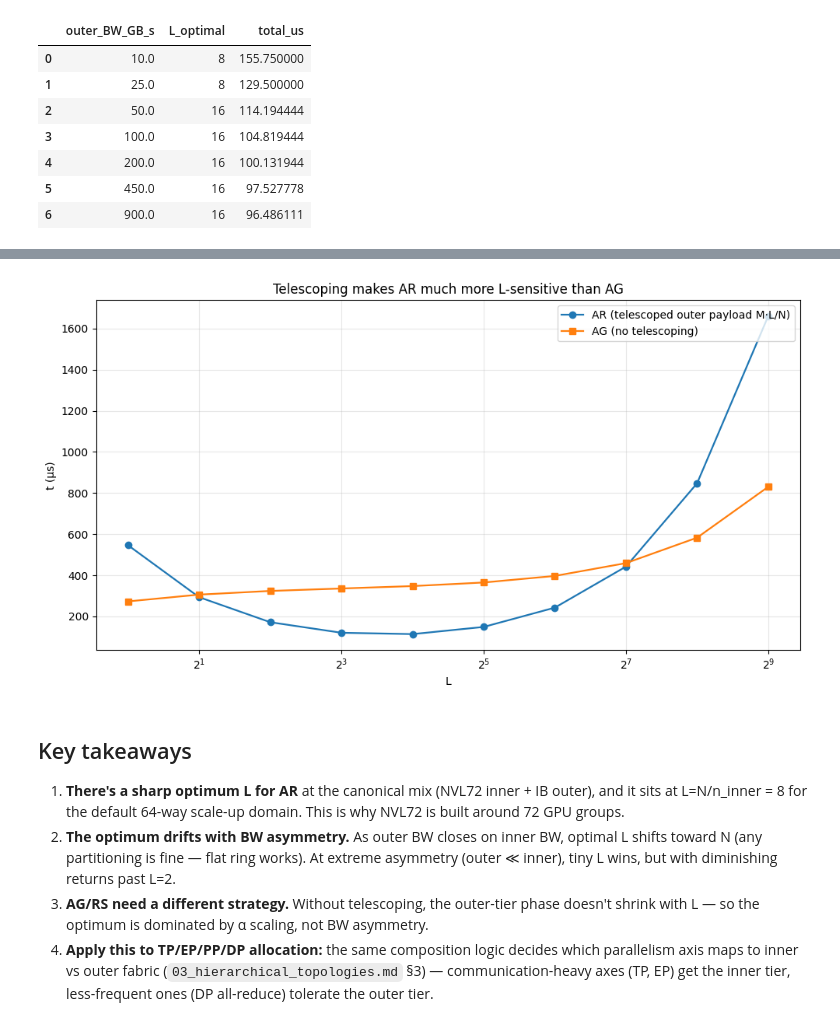
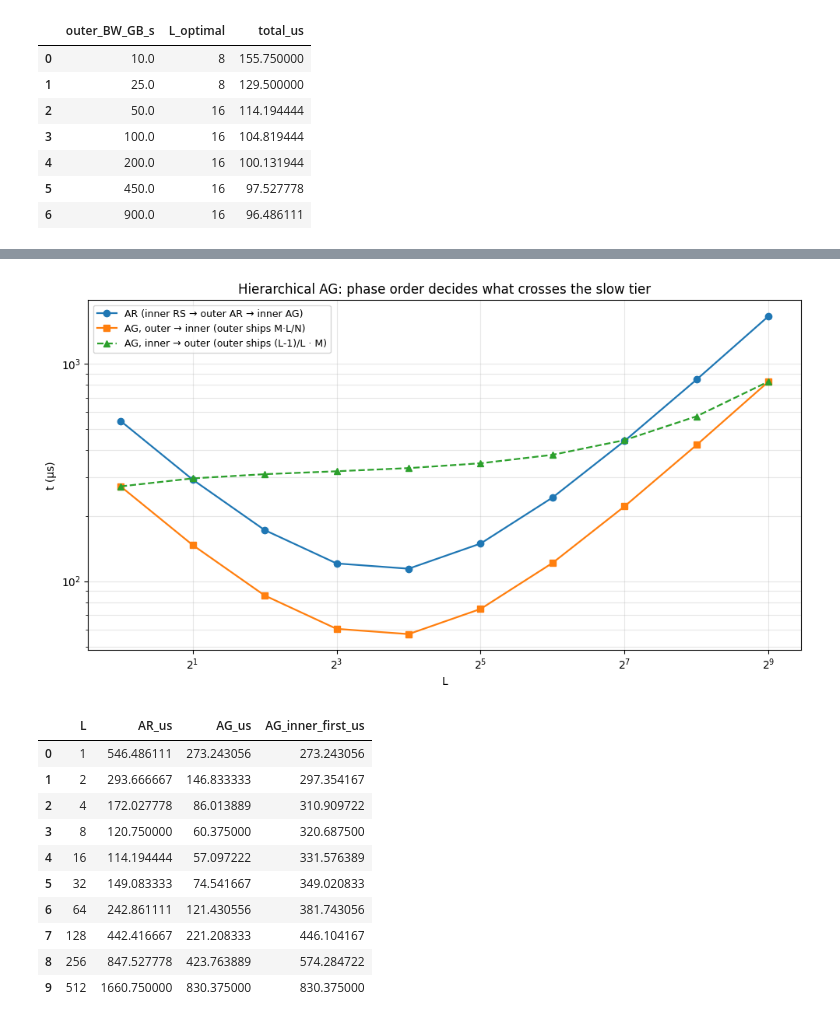
Before and after one commit to spiceMonkey/collective-comm, a Jupyter notebook: code/notebooks/04_hierarchical_partitioning.ipynb, the cells around one changed output, grey strips where cells are left out. Saved outputs shown, nothing was run; the diff lists cells and outputs as text; code cells hidden in the pictures.

```diff
--- a/code/notebooks/04_hierarchical_partitioning.ipynb
+++ b/code/notebooks/04_hierarchical_partitioning.ipynb
@@ -50,13 +50,14 @@ Decompose total AR time into the three phases. At small L the inner tier dominat
 
 def hier_ar_breakdown(N, L, M, ai, bi, ao, bo):
     if L <= 1:
+        # One group: a flat inner ring AR, which is exactly inner RS + inner AG.
         return {
             'L': L,
-            'inner_RS_us': 0.0,
-            'outer_AR_us': to_us(cc.ring_all_reduce(M, N, ai, bi)),
-            'inner_AG_us': 0.0,
+            'inner_RS_us': to_us(cc.ring_reduce_scatter(M, N, ai, bi)),
+            'outer_AR_us': 0.0,
+            'inner_AG_us': to_us(cc.ring_all_gather(M, N, ai, bi)),
             'total_us':    to_us(cc.ring_all_reduce(M, N, ai, bi)),
-            'outer_payload_MB': M / 1e6,
+            'outer_payload_MB': 0.0,
         }
     if L >= N:
         return {
@@ -168,38 +169,49 @@ pd.DataFrame(opt_rows)
 # %%
-# AG / RS don't get the M·L/N telescope — both inner and outer ship M (or
-# proportional to it). Show how that changes the optimal L.
+# AG ≡ outer AG → inner AG (03_hierarchical_topologies.md §2.1): the outer
+# phase runs while each rank still holds only its M/N shard, so the slow tier
+# carries M·L/N — exactly the AG half of hierarchical AR.
 
 def hier_ag_total(N, L, M, ai, bi, ao, bo):
-    if L <= 1:
-        return to_us(cc.ring_all_gather(M, N, ai, bi))
-    if L >= N:
-        return to_us(cc.ring_all_gather(M, N, ao, bo))
+    return to_us(cc.hierarchical_all_gather_ring_ring(M, N, L, ai, bi, ao, bo))
+
+def hier_ag_inner_first(N, L, M, ai, bi, ao, bo):
+    # Same collective with the phases reversed: the inner AG gathers M/L, then
+    # the outer AG ships (L-1)/L · M over the slow tier.
+    if L <= 1 or L >= N:
+        return hier_ag_total(N, L, M, ai, bi, ao, bo)
     n_inner = N // L
-    inner = cc.ring_all_gather(M, n_inner, ai, bi)
-    # 03_hierarchical_topologies.md §2.1: outer AG ships per-rank gathered output =
-    # n_inner shards' worth, i.e., M (no telescoping for AG/RS).
+    inner = cc.ring_all_gather(M / L, n_inner, ai, bi)
     outer = cc.ring_all_gather(M, L, ao, bo)
     return to_us(inner + outer)
 
+ar_curve = df_ar['total_us'].tolist()
 ag_curve = [hier_ag_total(N, L, M, ai, bi, ao, bo) for L in Ls]
-ar_curve = df_ar['total_us'].tolist()
+ag_rev_curve = [hier_ag_inner_first(N, L, M, ai, bi, ao, bo) for L in Ls]
 
 fig, ax = plt.subplots(figsize=(10, 5.5))
 ax.plot(Ls, ar_curve, marker='o', linewidth=1.6,
-        label='AR (telescoped outer payload M·L/N)')
+        label='AR (inner RS → outer AR → inner AG)')
 ax.plot(Ls, ag_curve, marker='s', linewidth=1.6,
-        label='AG (no telescoping)')
-ax.set_xscale('log', base=2)
+        label='AG, outer → inner (outer ships M·L/N)')
+ax.plot(Ls, ag_rev_curve, marker='^', linewidth=1.6, linestyle='--',
+        label='AG, inner → outer (outer ships (L-1)/L · M)')
+ax.set_xscale('log', base=2); ax.set_yscale('log')
 ax.set_xlabel('L'); ax.set_ylabel('t (μs)')
-ax.set_title('Telescoping makes AR much more L-sensitive than AG')
-ax.legend(loc='upper right'); ax.grid(True, which='both', alpha=0.3)
+ax.set_title('Hierarchical AG: phase order decides what crosses the slow tier')
+ax.legend(loc='upper left', fontsize=9); ax.grid(True, which='both', alpha=0.3)
 plt.tight_layout(); plt.show()
+pd.DataFrame({'L': Ls, 'AR_us': ar_curve, 'AG_us': ag_curve,
+              'AG_inner_first_us': ag_rev_curve})
 # %% [output]
-[figure, old version]
+[figure, new version]
+|  | L | AR_us | AG_us | AG_inner_first_us |
+| 0 | 1 | 546.486111 | 273.243056 | 273.243056 |
+| 1 | 2 | 293.666667 | 146.833333 | 297.354167 |
+| 2 | 4 | 172.027778 | 86.013889 | 310.909722 |
+| 3 | 8 | 120.750000 | 60.375000 | 320.687500 |
+| 4 | 16 | 114.194444 | 57.097222 | 331.576389 |
+| 5 | 32 | 149.083333 | 74.541667 | 349.020833 |
+| 6 | 64 | 242.861111 | 121.430556 | 381.743056 |
+| 7 | 128 | 442.416667 | 221.208333 | 446.104167 |
+| 8 | 256 | 847.527778 | 423.763889 | 574.284722 |
+| 9 | 512 | 1660.750000 | 830.375000 | 830.375000 |
-# %% [markdown]
-## Key takeaways
-
-1. **There's a sharp optimum L for AR** at the canonical mix (NVL72 inner + IB outer), and it sits at L=N/n_inner = 8 for the default 64-way scale-up domain. This is why NVL72 is built around 72 GPU groups.
-2. **The optimum drifts with BW asymmetry.** As outer BW closes on inner BW, optimal L shifts toward N (any partitioning is fine — flat ring works). At extreme asymmetry (outer ≪ inner), tiny L wins, but with diminishing returns past L=2.
-3. **AG/RS need a different strategy.** Without telescoping, the outer-tier phase doesn't shrink with L — so the optimum is dominated by α scaling, not BW asymmetry.
-4. **Apply this to TP/EP/PP/DP allocation:** the same composition logic decides which parallelism axis maps to inner vs outer fabric (`03_hierarchical_topologies.md` §3) — communication-heavy axes (TP, EP) get the inner tier, less-frequent ones (DP all-reduce) tolerate the outer tier.
```
Also changed, not shown: parts of 8 cells of this notebook, 18 other files.
